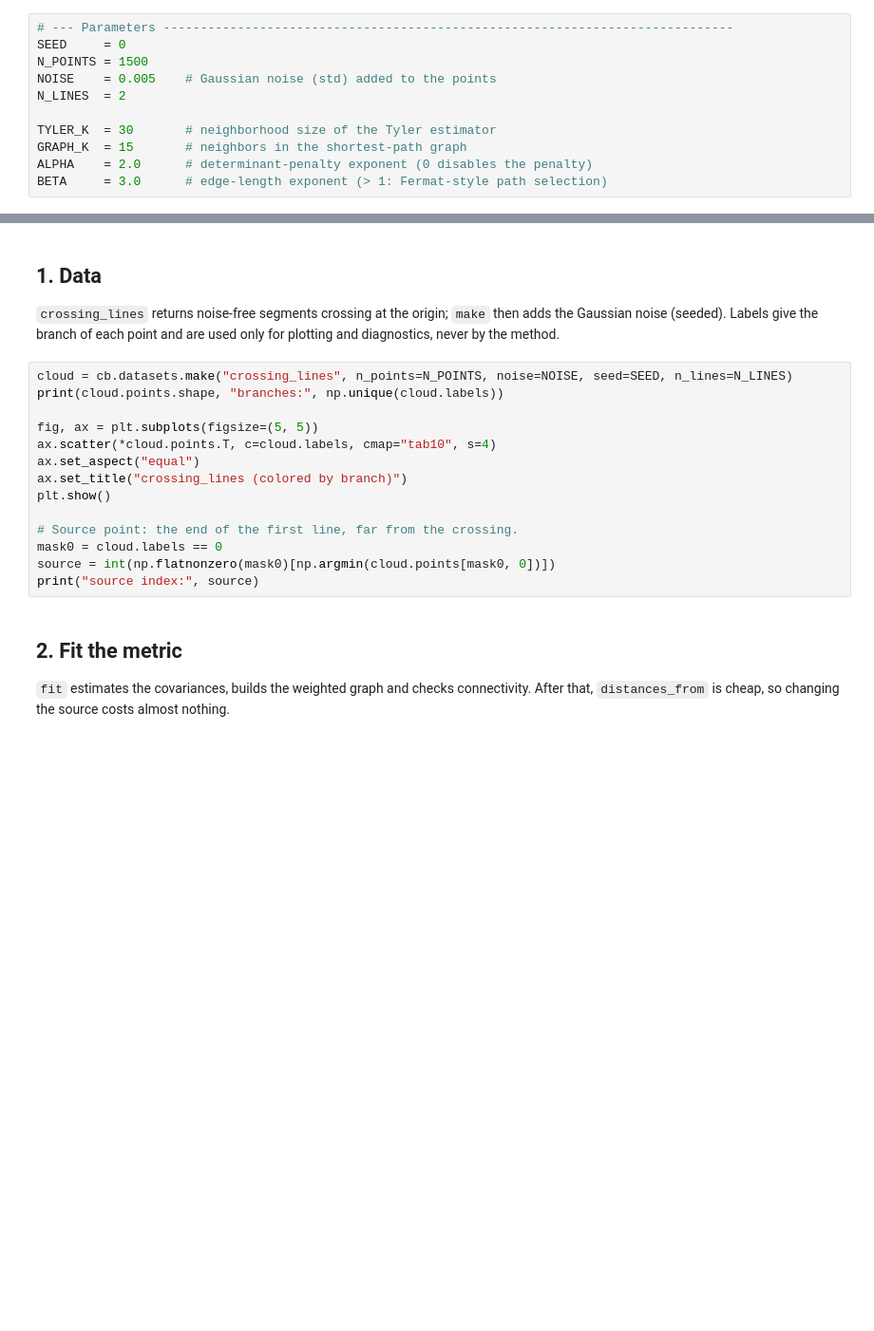
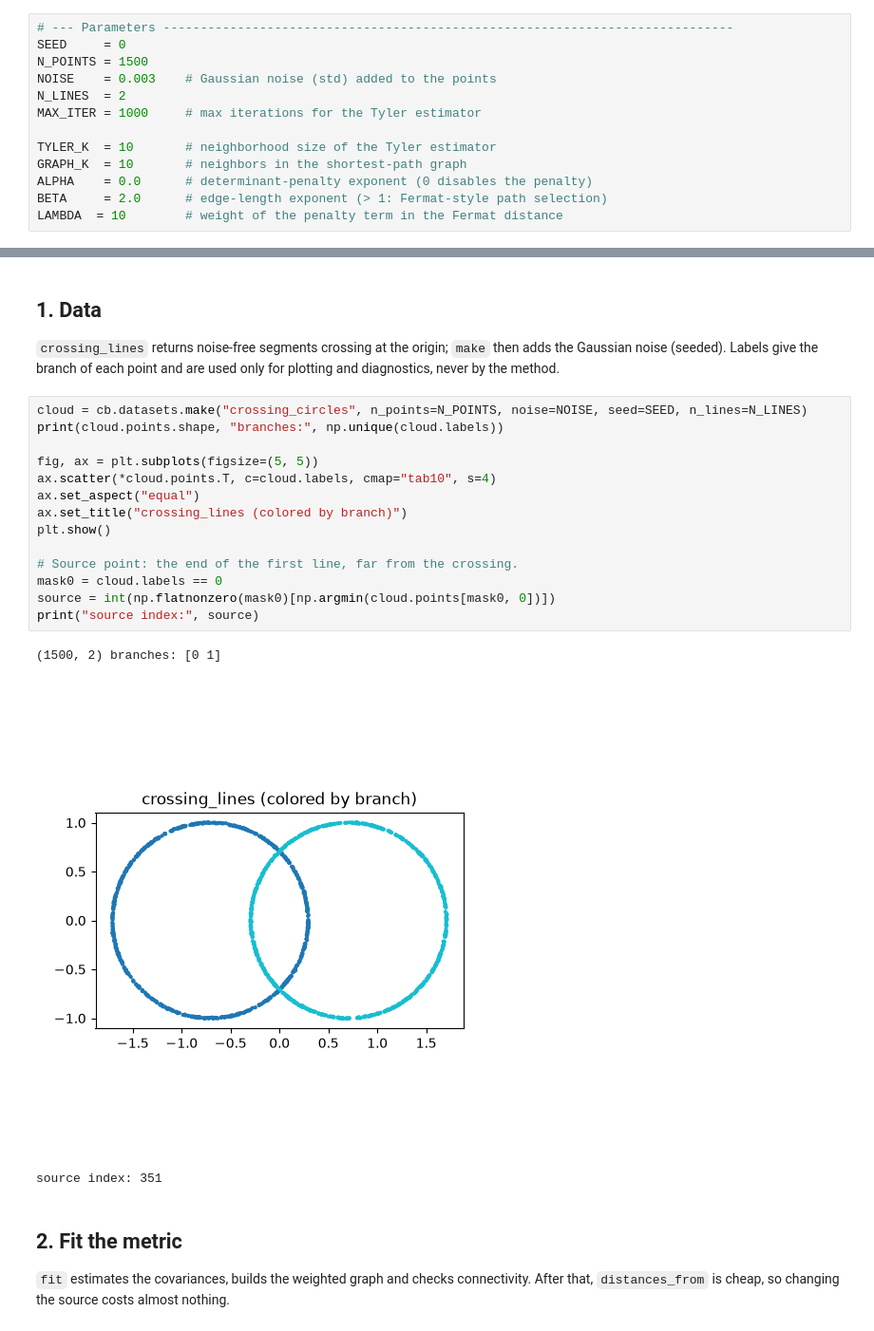
Before and after one commit to EmilienGanier/CovBIM, a Jupyter notebook: experiments/notebooks/00_quickstart.ipynb, the cells around one changed output, grey strips where cells are left out. Shown at 95% size. Saved outputs shown, nothing was run; the diff lists cells and outputs as text; blank space fills up the shorter version.

Commit message:
Added path viz

```diff
--- a/experiments/notebooks/00_quickstart.ipynb
+++ b/experiments/notebooks/00_quickstart.ipynb
@@ -10,11 +10,13 @@ Run with *Restart & Run All*. All parameters are in the first code cell and ever
 # --- Parameters -----------------------------------------------------------------------------
 SEED     = 0
 N_POINTS = 1500
-NOISE    = 0.005    # Gaussian noise (std) added to the points
+NOISE    = 0.003    # Gaussian noise (std) added to the points
 N_LINES  = 2
+MAX_ITER = 1000     # max iterations for the Tyler estimator
 
-TYLER_K  = 30       # neighborhood size of the Tyler estimator
-GRAPH_K  = 15       # neighbors in the shortest-path graph
-ALPHA    = 2.0      # determinant-penalty exponent (0 disables the penalty)
-BETA     = 3.0      # edge-length exponent (> 1: Fermat-style path selection)
+TYLER_K  = 10       # neighborhood size of the Tyler estimator
+GRAPH_K  = 10       # neighbors in the shortest-path graph
+ALPHA    = 0.0      # determinant-penalty exponent (0 disables the penalty)
+BETA     = 2.0      # edge-length exponent (> 1: Fermat-style path selection)
+LAMBDA  = 10        # weight of the penalty term in the Fermat distance
 # %%
@@ -32,19 +36,23 @@ print("available datasets:", cb.datasets.available())
 
 `crossing_lines` returns noise-free segments crossing at the origin; `make` then adds the Gaussian noise (seeded). Labels give the branch of each point and are used only for plotting and diagnostics, never by the method.
 # %%
-cloud = cb.datasets.make("crossing_lines", n_points=N_POINTS, noise=NOISE, seed=SEED, n_lines=N_LINES)
+cloud = cb.datasets.make("crossing_circles", n_points=N_POINTS, noise=NOISE, seed=SEED, n_lines=N_LINES)
 print(cloud.points.shape, "branches:", np.unique(cloud.labels))
 
 fig, ax = plt.subplots(figsize=(5, 5))
 ax.scatter(*cloud.points.T, c=cloud.labels, cmap="tab10", s=4)
 ax.set_aspect("equal")
 ax.set_title("crossing_lines (colored by branch)")
 plt.show()
 
 # Source point: the end of the first line, far from the crossing.
 mask0 = cloud.labels == 0
 source = int(np.flatnonzero(mask0)[np.argmin(cloud.points[mask0, 0])])
 print("source index:", source)
+# %% [output]
+(1500, 2) branches: [0 1]
+[figure, added]
+source index: 351
 # %% [markdown]
 ## 2. Fit the metric
 
```
Also changed, not shown: parts of 8 cells of this notebook, 2 other files.
